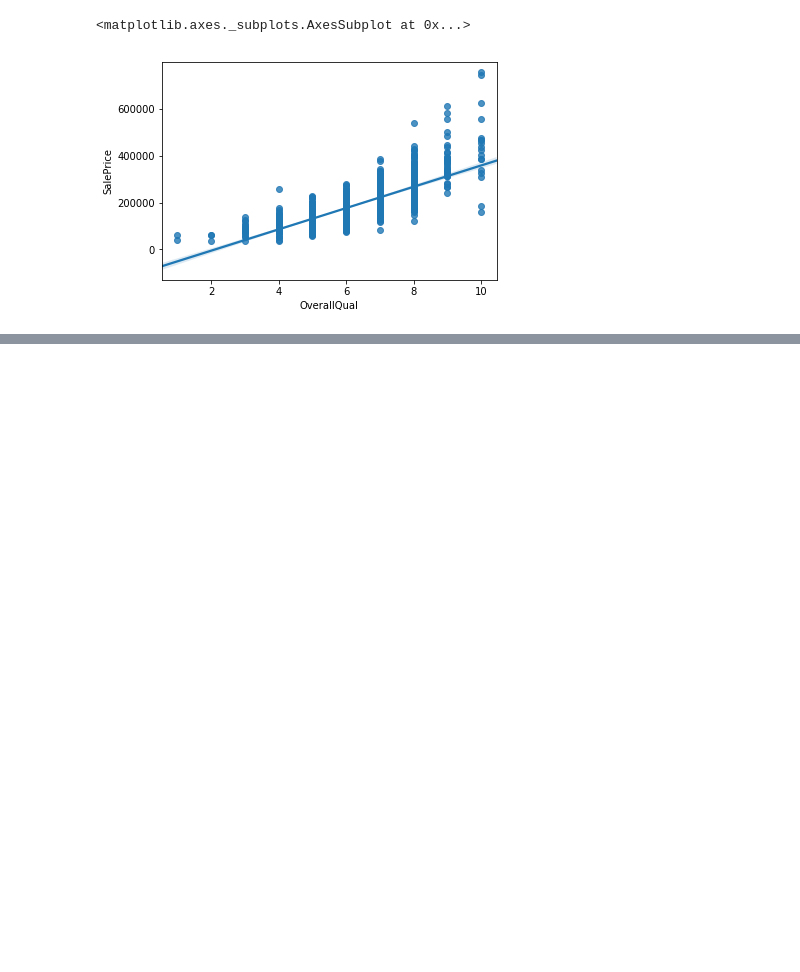
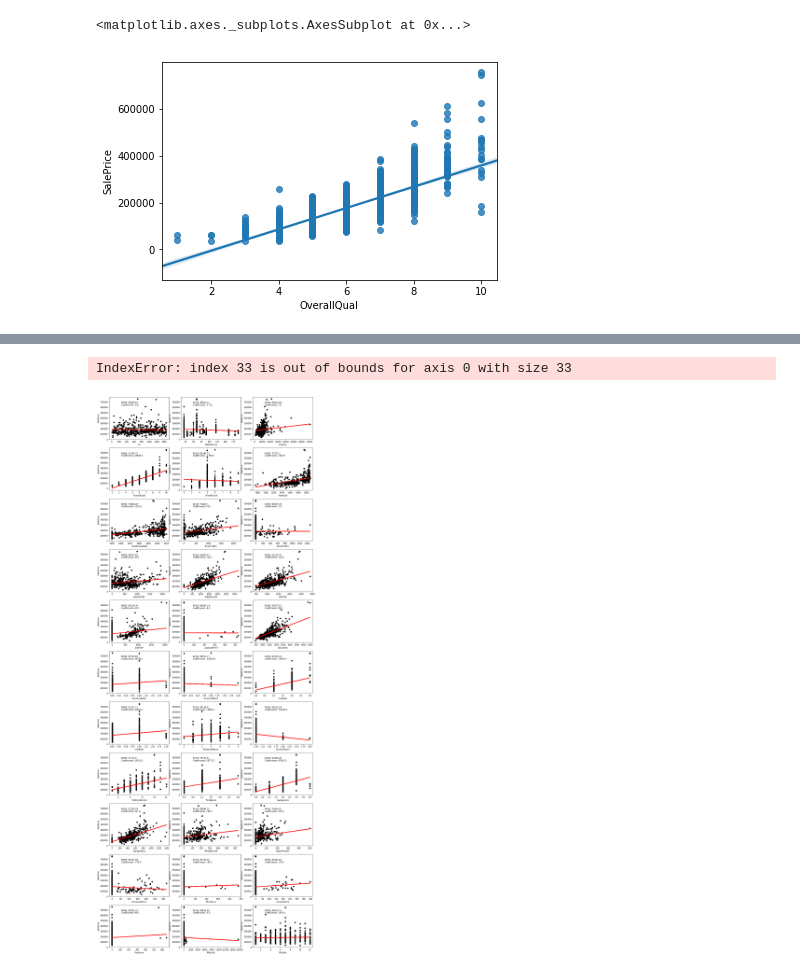
Before and after one commit to alyssajlin/GStem, a Jupyter notebook: House Prices- Advanced Regression Techniques.ipynb, the cells around one changed output, grey strips where cells are left out. Drawn from its saved outputs; the diff is of its cells as text; code cells hidden in the pictures; blank space fills up the shorter version.

```diff
--- a/House Prices- Advanced Regression Techniques.ipynb
+++ b/House Prices- Advanced Regression Techniques.ipynb
@@ -294,0 +353,32 @@ Text(0,0.5,'Selling Price')
+# %%
+# Combination of both functions
+
+
+def linear_regressionp(df, target):
+    columns = df.select_dtypes(include=['int64']).drop(target, axis= 1).columns
+    col_num = len(columns)//3
+    fig, axarr = plt.subplots( col_num,3, figsize=(18, 50))
+    axarr = axarr.flatten()
+    for j, i in enumerate(columns):
+        # Set x and y axes
+        X = df[[i]]
+        Y = df[[target]]
+        # Split the data
+        x_train, x_validation, y_train, y_validation = train_test_split(X,Y,\
+                                                                        test_size = 0.33, random_state = 42)
+        # Fitting model for training set
+        regr = linear_model.LinearRegression()
+        regr.fit(x_train, y_train)
+        train_prediction = regr.predict(x_validation)
+        RMSE = round(mse(y_validation, train_prediction)**0.5, 2)
+        axarr[j].scatter(x_validation, y_validation, color = 'black')
+        axarr[j].plot(x_validation, regr.predict(x_validation), color = 'red', linewidth = 3)
+        axarr[j].set_xlabel(i)
+        axarr[j].set_ylabel(target)
+        axarr[j].text(0.2,0.8,"RMSE: "+ str(RMSE)+'\nCoefficients: '+str(round(regr.coef_[0][0])),\
+                     transform=axarr[j].transAxes)
+# %%
+linear_regressionp(data, 'SalePrice')
+# %% [output]
+IndexError: index 33 is out of bounds for axis 0 with size 33
+[figure, added]
```
Also changed, not shown: parts of 10 cells of this notebook.
